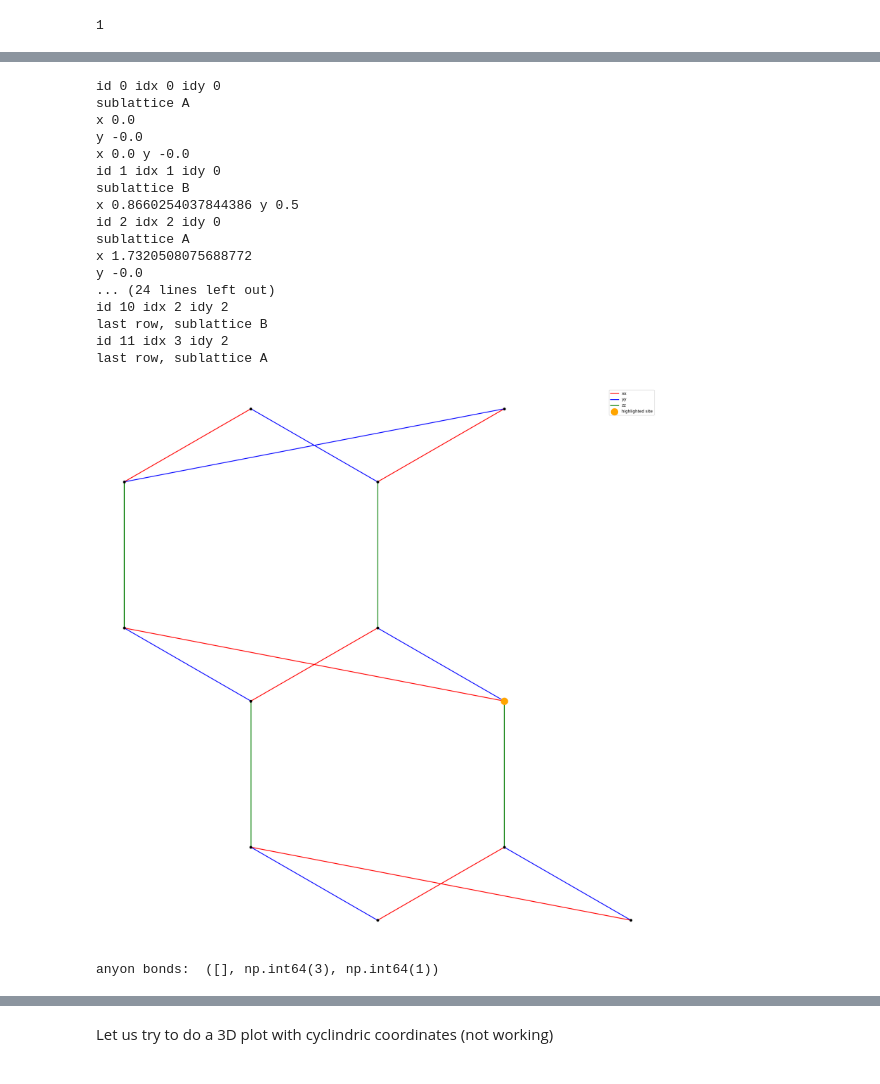
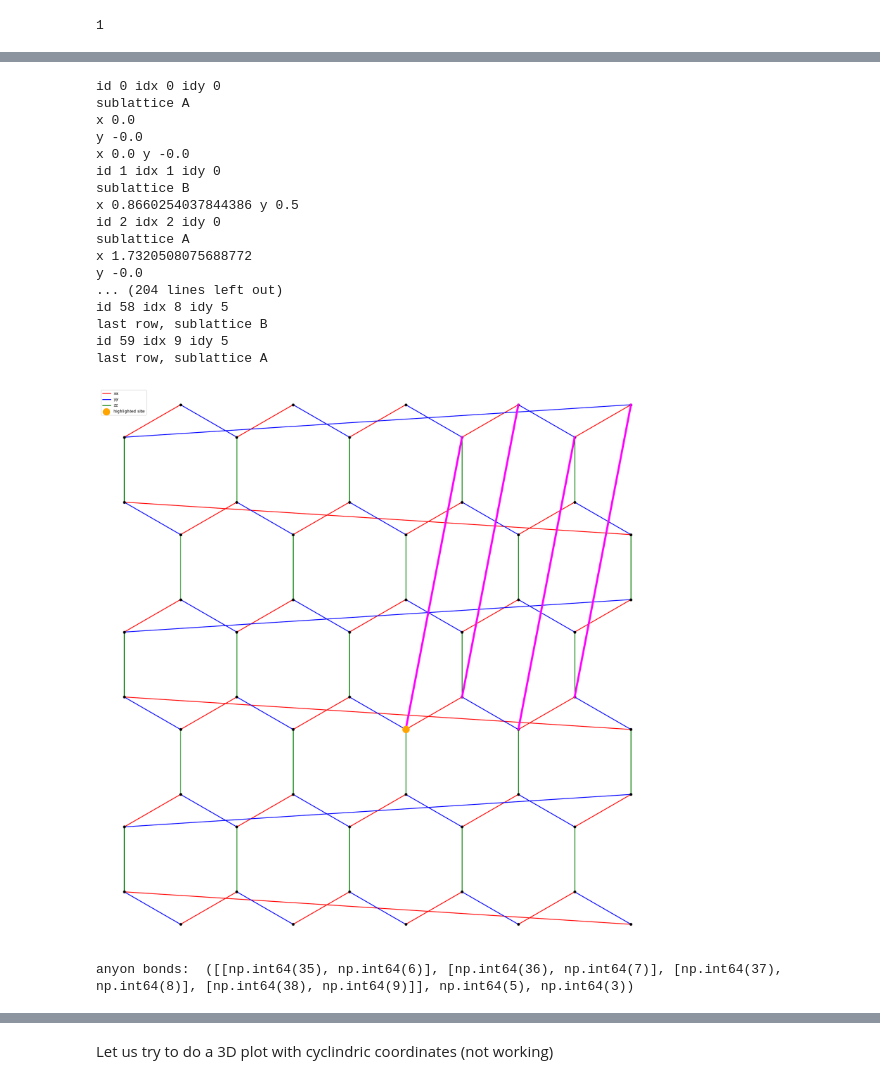
Before and after one commit to gconcheri/MasterThesis, a Jupyter notebook: fermionic_model_PBC.ipynb, the cells around one changed output, grey strips where cells are left out. Saved outputs shown, nothing was run; the diff lists cells and outputs as text; code cells hidden in the pictures.

```diff
--- a/fermionic_model_PBC.ipynb
+++ b/fermionic_model_PBC.ipynb
@@ -142,29 +142,29 @@ def plot_honeycomb(model, highlight_idxidy=None, highlight_color='orange', plot_
     plt.legend(by_label.values(), by_label.keys())
     plt.show()
 # %%
-modell = site.SitesPBC(Npx = 2, Npy = 2)
+modell = site.SitesPBC(Npx = 5, Npy = 5)
 plot_honeycomb(modell, plot_anyon_bonds= True)
 print("anyon bonds: ", modell.get_anyonbonds())
 # %% [output]
 id 0 idx 0 idy 0
 sublattice A
 x 0.0
 y -0.0
 x 0.0 y -0.0
 id 1 idx 1 idy 0
 sublattice B
 x 0.8660254037844386 y 0.5
 id 2 idx 2 idy 0
 sublattice A
 x 1.7320508075688772
 y -0.0
-... (24 lines left out)
-id 10 idx 2 idy 2
+... (204 lines left out)
+id 58 idx 8 idy 5
 last row, sublattice B
-id 11 idx 3 idy 2
+id 59 idx 9 idy 5
 last row, sublattice A
-[figure, old version]
+[figure, new version]
-anyon bonds:  ([], np.int64(3), np.int64(1))
+anyon bonds:  ([[np.int64(35), np.int64(6)], [np.int64(36), np.int64(7)], [np.int64(37), np.int64(8)], [np.int64(38), np.int64(9)]], np.int64(5), np.int64(3))
 # %%
 coords = model.get_coordinates()
 print("Coordinates of sites: ", coords)
```
Also changed, not shown: parts of 11 cells of this notebook, 2 other files.
